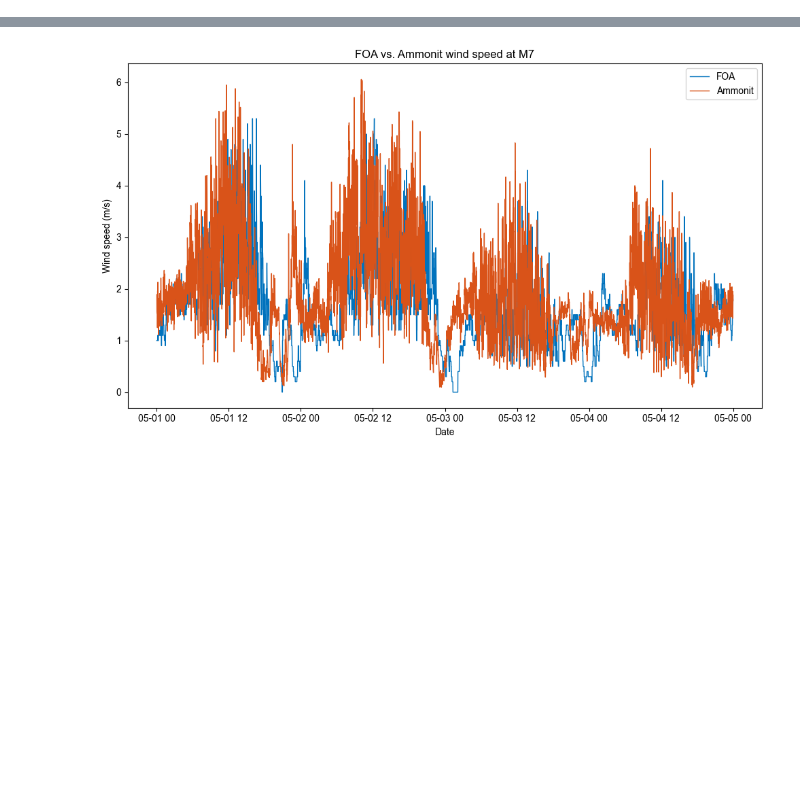
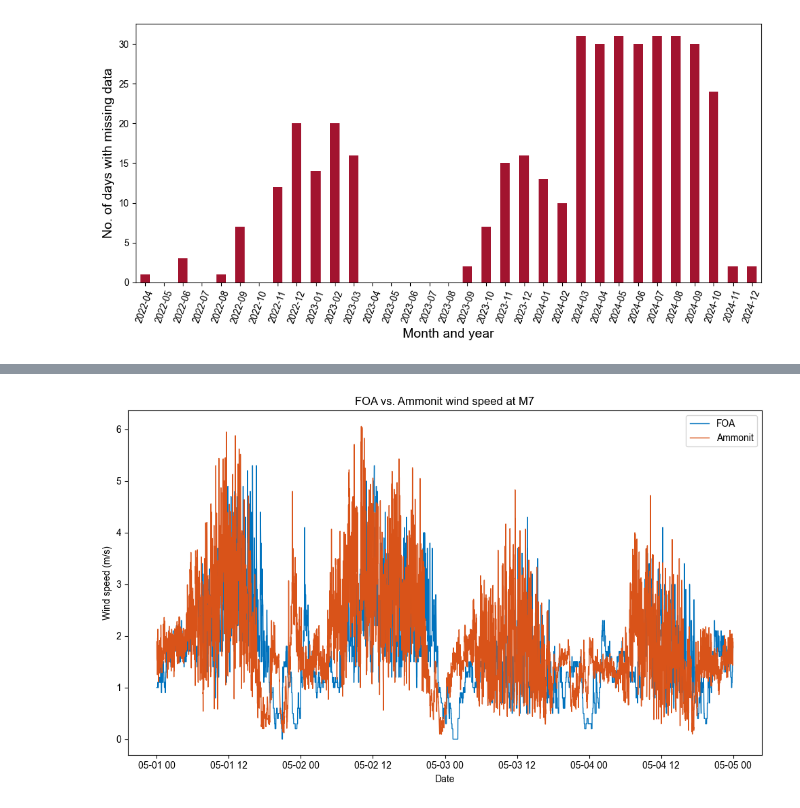
Before and after one commit to djskrovanek/gridraven-analytics, a Jupyter notebook: compareM7_FOA_WXstation.ipynb, the cells around one changed output, grey strips where cells are left out. Cells and saved outputs as stored; diff of their text form; code cells hidden in the pictures; blank space fills up the shorter version.

```diff
--- a/compareM7_FOA_WXstation.ipynb
+++ b/compareM7_FOA_WXstation.ipynb
@@ -5,14 +5,14 @@ import os
 import matplotlib.pyplot as plt
 # %%
 # Read in FOA data
-df1 = pd.read_excel('./datasets/FOA data/Wind_part1.xlsx', usecols=[0,1,2])
-df2 = pd.read_excel('./datasets/FOA data/Wind_part2.xlsx', usecols=[0,1,2], header=0)
+df1 = pd.read_excel('./datasets/FOA data/Wind_part1.xlsx', usecols=[1,2])
+df2 = pd.read_excel('./datasets/FOA data/Wind_part2.xlsx', usecols=[1,2], header=0)
 
 # Concatenate data
 M7_FOA = pd.concat([df1, df2], ignore_index=True)
 
 # Rename column
-M7_FOA.columns.values[1] = 'datetime'
+M7_FOA.columns.values[0] = 'datetime'
 
 # Count missing values in "wind_m7" before dropping
 missing_wind_m7 = M7_FOA['wind_m7'].isna().sum()
@@ -40,0 +34,36 @@ Remaining rows after dropping: 844833
+# %%
+# Figuring out what days/months have no data for FOA data
+
+# Full range of datetime data
+full_range = pd.date_range(start=M7_FOA['datetime'].min(), end=M7_FOA['datetime'].max(), freq='D')
+
+# Convert recorded timestamps to just dates (removing time part)
+recorded_dates = M7_FOA['datetime'].dt.date.unique()
+
+# Identify missing days
+missing_days = sorted(set(full_range.date) - set(recorded_dates))
+
+# Convert to DataFrame
+missing_df = pd.DataFrame(missing_days, columns=['missing_dates'])
+missing_df['month'] = missing_df['missing_dates'].apply(lambda x: x.replace(day=1))  # Group by month
+missing_df['gap'] = missing_df['missing_dates'].diff().dt.days
+
+# Count missing days per month
+missing_per_month = missing_df.groupby('month').size()
+
+# Generate a full month range (start of each month)
+full_month_range = pd.date_range(start=missing_df['month'].min(), end=missing_df['month'].max(), freq='MS')
+
+# Reindex to include all months in the dataset, filling with 0 where there are no missing data
+missing_per_month = missing_per_month.reindex(full_month_range, fill_value=0)
+
+# Plot data
+plt.rc('font', family='Arial')
+plt.figure(figsize=(12,5))
+missing_per_month.plot(kind='bar', color=(0.6350, 0.0780, 0.1840))
+plt.xlabel('Month and year', fontsize=14)
+plt.ylabel('No. of days with missing data', fontsize=14)
+plt.xticks(range(len(full_month_range)), full_month_range.strftime('%Y-%m'), rotation=70)
+plt.show()
+# %% [output]
+[figure, added]
```
Also changed, not shown: parts of 6 cells of this notebook.
